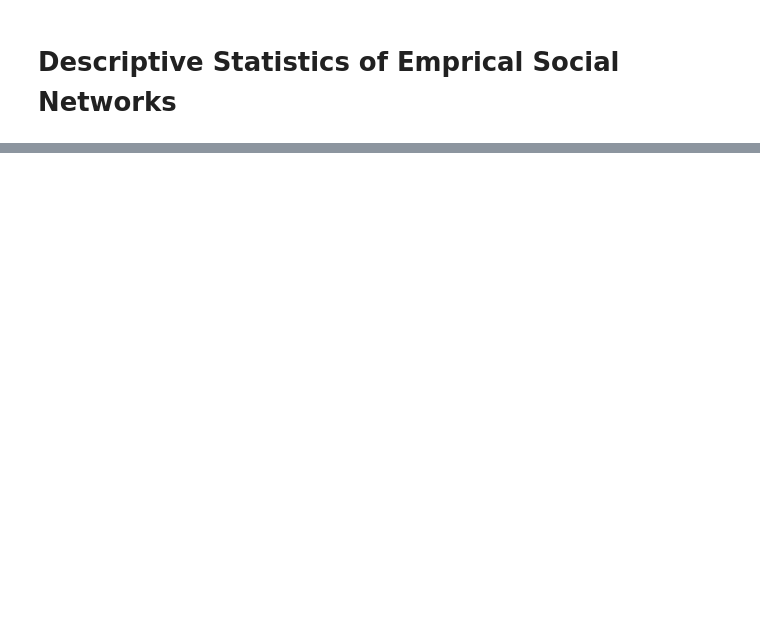
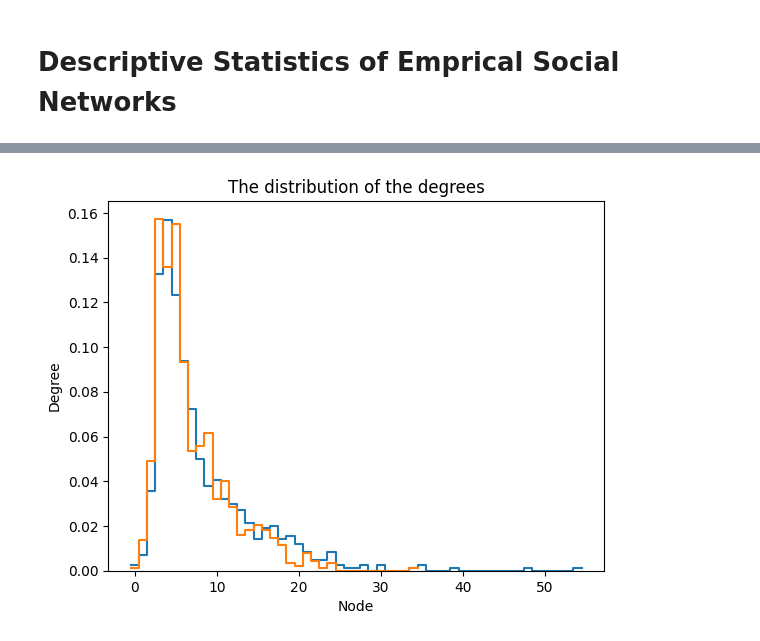
Before and after one commit to mohamedyosef101/harvardx-python-for-research, a Jupyter notebook: Network Analysis/main.ipynb, the cells around one changed output, grey strips where cells are left out. Saved outputs shown, nothing was run; the diff lists cells and outputs as text; code cells hidden in the pictures; blank space fills up the shorter version.

Commit message:
NetworkX

```diff
--- a/Network Analysis/main.ipynb
+++ b/Network Analysis/main.ipynb
@@ -109,0 +152,11 @@ plt.show()
+# %%
+import numpy as np
+
+path1 = '/content/data/village-relationships/adj_allVillageRelationships_vilno_1.csv'
+path2 = '/content/data/village-relationships/adj_allVillageRelationships_vilno_2.csv'
+
+A1 = np.loadtxt(path1, delimiter=',')
+A2 = np.loadtxt(path2, delimiter=',')
+
+G1 = nx.to_networkx_graph(A1)
+G2 = nx.to_networkx_graph(A2)
@@ -109,0 +193,5 @@ plt.show()
+# %%
+plot_D_distribution(G1)
+plot_D_distribution(G2)
+# %% [output]
+[figure, added]
```
Also changed, not shown: parts of 9 cells of this notebook.
